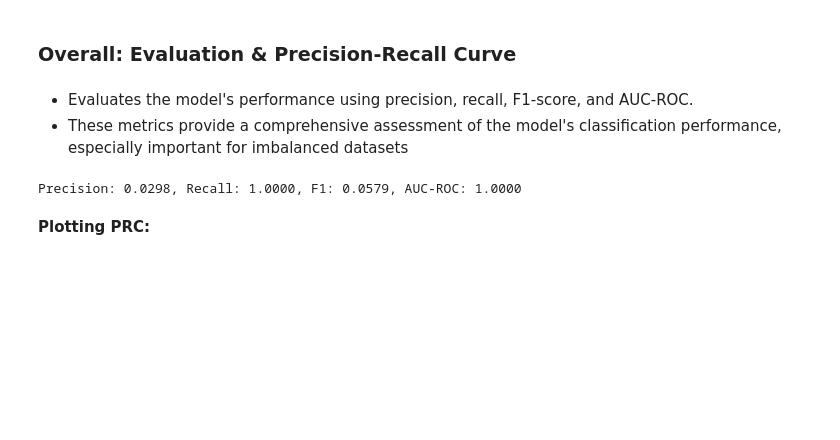
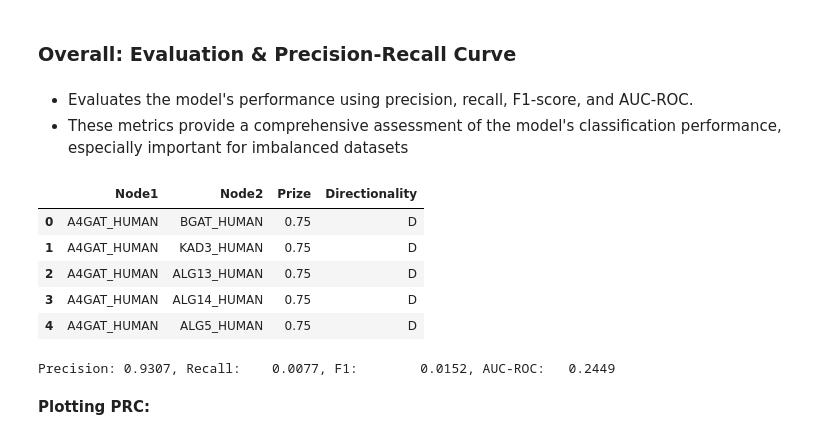
Before and after one commit to sumedhars/csc7901-ml-capstone, a Jupyter notebook: train_and_eval_gnn.ipynb, the cells around one changed output. Saved outputs shown, nothing was run; the diff lists cells and outputs as text; code cells hidden in the pictures; blank space fills up the shorter version.

```diff
--- a/train_and_eval_gnn.ipynb
+++ b/train_and_eval_gnn.ipynb
@@ -301,3 +309,16 @@ Epoch 7/7, Loss: 0.1918
 # %% [markdown]
 - Evaluates the model's performance using precision, recall, F1-score, and AUC-ROC.
 - These metrics provide a comprehensive assessment of the model's classification performance, especially important for imbalanced datasets
+# %%
+# get the y_true from the bulk processed pathway
+bulk_pc_processed = pd.read_csv('processed-bulk-pc-pathway.txt', sep='\t')
+bulk_pc_processed.drop(columns=['Unnamed: 0'], inplace=True)
+bulk_pc_processed.rename(columns={'0':'Node1','1':'Node2','2':'Prize','3':'Directionality'}, inplace=True)
+bulk_pc_processed.head()
+# %% [output]
+|  | Node1 | Node2 | Prize | Directionality |
+| 0 | A4GAT_HUMAN | BGAT_HUMAN | 0.75 | D |
+| 1 | A4GAT_HUMAN | KAD3_HUMAN | 0.75 | D |
+| 2 | A4GAT_HUMAN | ALG13_HUMAN | 0.75 | D |
+| 3 | A4GAT_HUMAN | ALG14_HUMAN | 0.75 | D |
+| 4 | A4GAT_HUMAN | ALG5_HUMAN | 0.75 | D |
@@ -323,7 +367,7 @@ def evaluate_metrics(model, test_loader):
 # %%
-evaluate_metrics(model, test_loader)
+evaluate_bulk_metrics(model, test_dataset, device, inv_label_map, gold_edges)
 # %% [output]
-Precision: 0.0298, Recall: 1.0000, F1: 0.0579, AUC-ROC: 1.0000
+Precision: 0.9307, Recall:    0.0077, F1:        0.0152, AUC-ROC:   0.2449
 # %% [markdown]
 **Plotting PRC:**
 # %%
```
Also changed, not shown: parts of 16 cells of this notebook, 5 other files.
